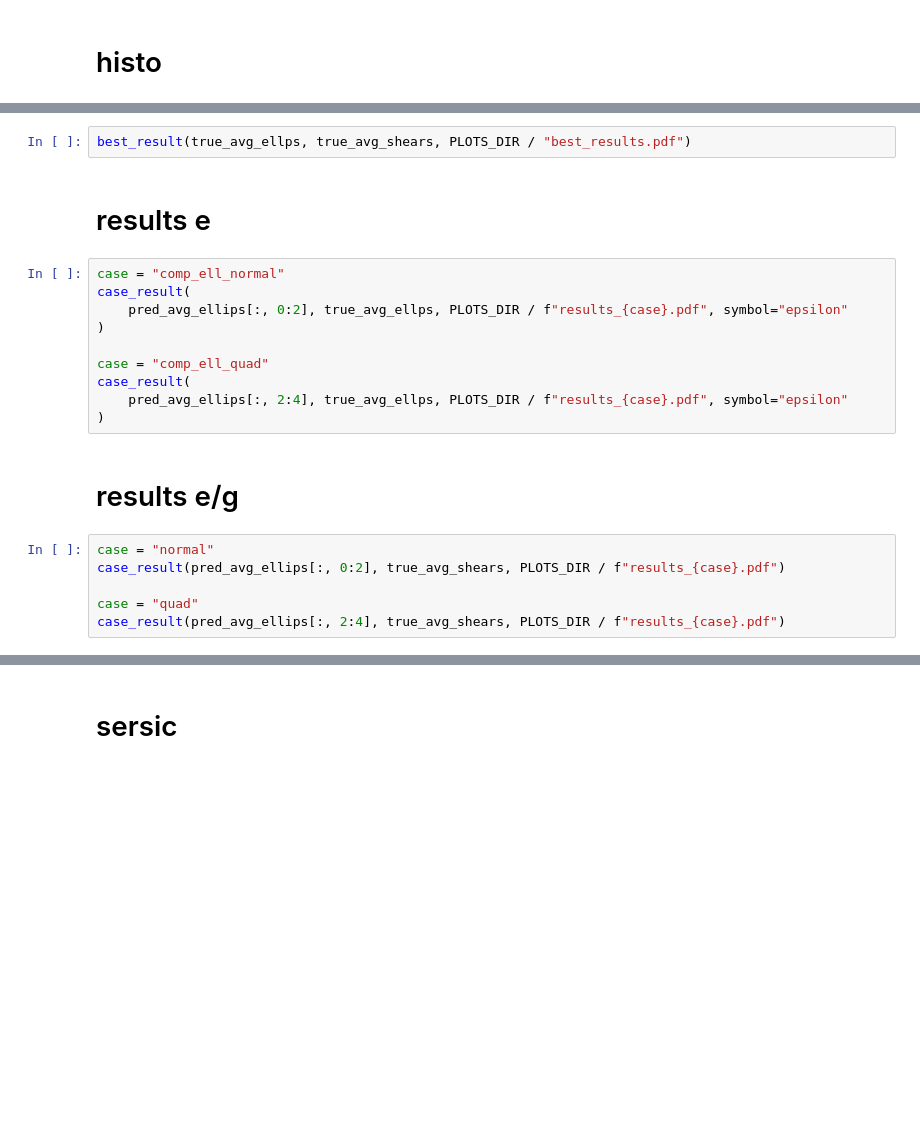
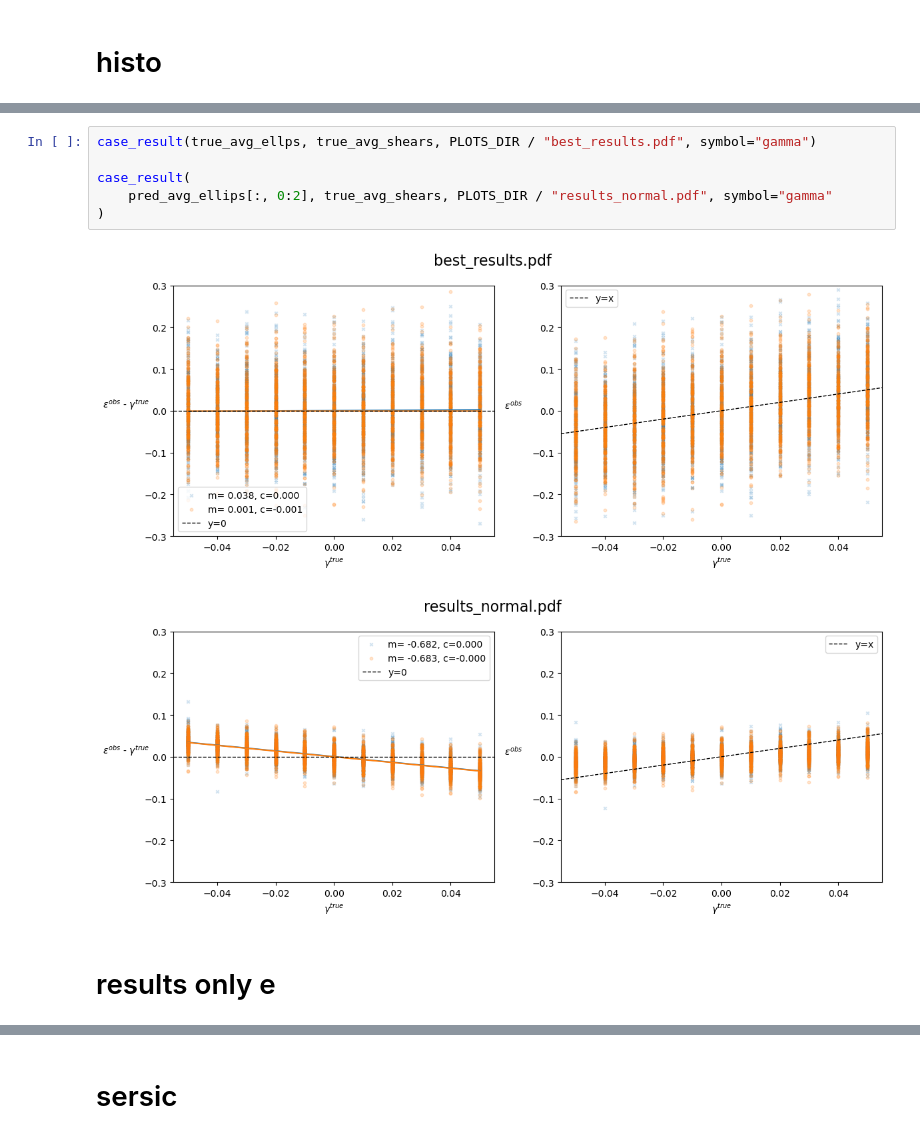
Before and after one commit to martinetnicolas/PISCO, a Jupyter notebook: pix2shear/sextractor/ResultsPlots.ipynb, the cells around one changed output, grey strips where cells are left out. Cells and saved outputs as stored; diff of their text form; blank space fills up the shorter version.

```diff
--- a/pix2shear/sextractor/ResultsPlots.ipynb
+++ b/pix2shear/sextractor/ResultsPlots.ipynb
@@ -114,22 +111,11 @@ histos(preds_ellps=pred_avg_ellips, data_gal=found, directory=PLOTS_DIR, bins=bi
-# %%
-best_result(true_avg_ellps, true_avg_shears, PLOTS_DIR / "best_results.pdf")
+# %%
+case_result(true_avg_ellps, true_avg_shears, PLOTS_DIR / "best_results.pdf", symbol="gamma")
+
+case_result(
+    pred_avg_ellips[:, 0:2], true_avg_shears, PLOTS_DIR / "results_normal.pdf", symbol="gamma"
+)
+# %% [output]
+[figure, added]
+[figure, added]
 # %% [markdown]
-# results e
+# results only e
-# %%
-case = "comp_ell_normal"
-case_result(
-    pred_avg_ellips[:, 0:2], true_avg_ellps, PLOTS_DIR / f"results_{case}.pdf", symbol="epsilon"
-)
-
-case = "comp_ell_quad"
-case_result(
-    pred_avg_ellips[:, 2:4], true_avg_ellps, PLOTS_DIR / f"results_{case}.pdf", symbol="epsilon"
-)
-# %% [markdown]
-# results e/g
-# %%
-case = "normal"
-case_result(pred_avg_ellips[:, 0:2], true_avg_shears, PLOTS_DIR / f"results_{case}.pdf")
-
-case = "quad"
-case_result(pred_avg_ellips[:, 2:4], true_avg_shears, PLOTS_DIR / f"results_{case}.pdf")
```
Also changed, not shown: parts of 15 cells of this notebook, 5 other files.
